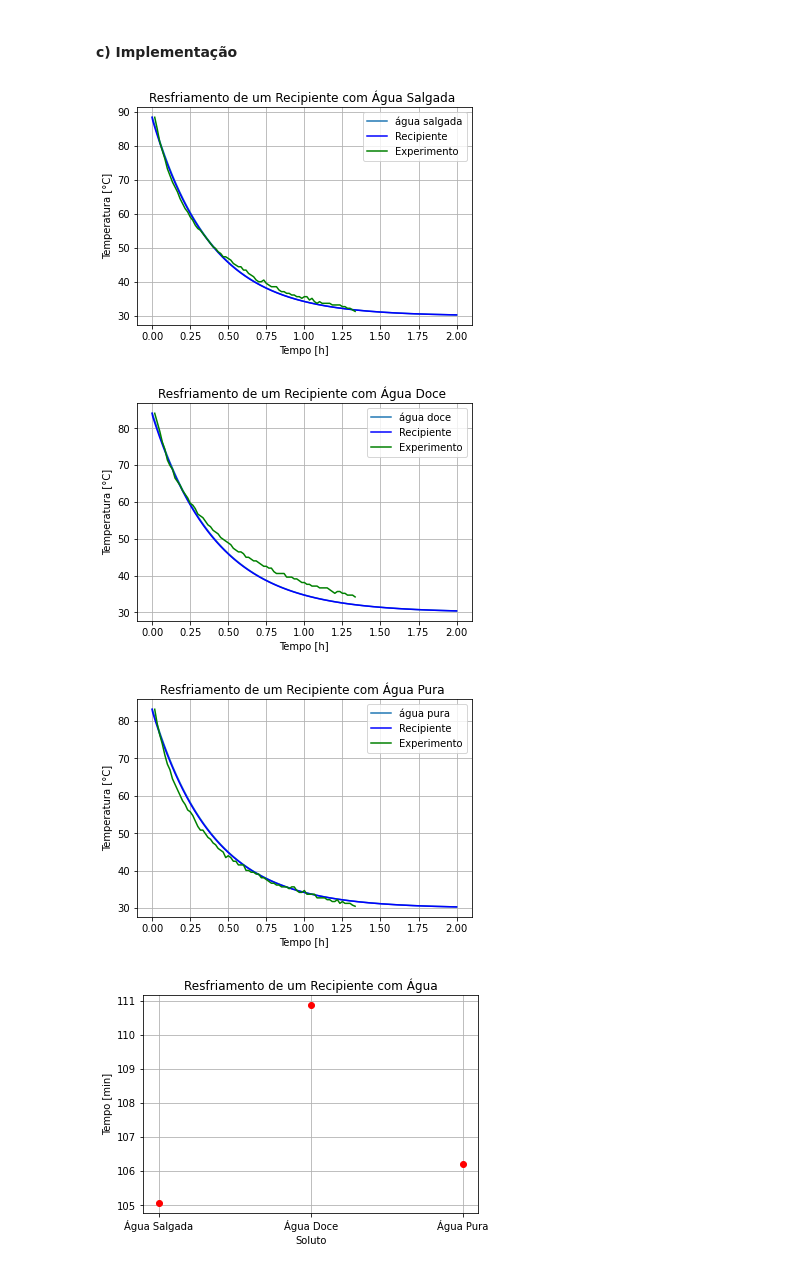
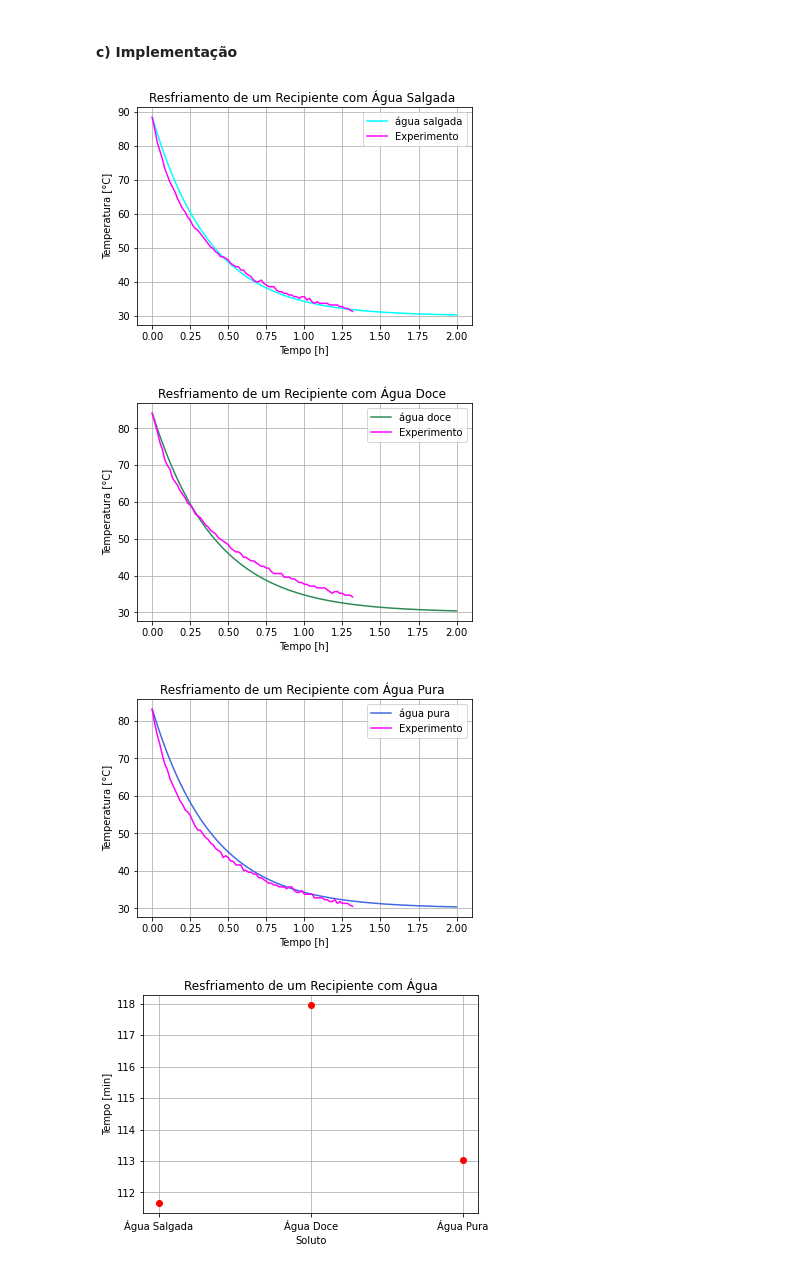
Before and after one commit to dourado-rafa/ModssimProjeto2, a Jupyter notebook: P2.ipynb, the cells around one changed output. Drawn from its saved outputs; the diff is of its cells as text; code cells hidden in the pictures.

```diff
--- a/P2.ipynb
+++ b/P2.ipynb
@@ -33,9 +33,9 @@ agua_salgada = [88.47, 85.04, 81.13, 78.69, 76.25, 73.31, 71.36, 69.40, 67.94, 6
 agua_adocada = [84.07, 81.62, 79.18, 76.25, 74.29, 71.36, 69.89, 68.91, 66.47, 65.49, 64.52, 63.05, 62.07, 61.09, 59.63, 59.14, 58.16, 56.70, 56.21, 55.72, 54.74, 53.76, 53.27, 52.30, 51.81, 51.32, 50.34, 49.85, 49.36, 48.88, 48.39, 47.41, 46.92, 46.43, 46.43, 45.94, 44.97, 44.97, 44.48, 43.99, 43.99, 43.50, 43.01, 42.52, 42.52, 42.03, 42.03, 41.06, 40.57, 40.57, 40.57, 40.57, 39.59, 39.59, 39.59, 39.10, 39.10, 38.61, 38.12, 38.12, 37.63, 37.63, 37.15, 37.15, 37.15, 36.66, 36.66, 36.66, 36.66, 36.17, 35.68, 35.19, 35.68, 35.68, 35.19, 35.19, 34.70, 34.70, 34.70, 34.21]
 agua_pura = [83.09, 79.18, 76.25, 73.80, 70.87, 68.43, 66.96, 64.52, 63.05, 61.58, 60.12, 58.65, 57.67, 56.21, 55.72, 54.74, 53.27, 51.81, 50.83, 50.83, 49.85, 48.88, 48.39, 47.41, 46.92, 45.94, 45.45, 44.97, 43.50, 43.99, 43.50, 42.52, 42.52, 41.54, 41.54, 41.54, 40.08, 40.08, 39.59, 39.59, 39.10, 39.10, 38.12, 38.12, 37.63, 37.15, 36.66, 36.66, 36.17, 36.17, 35.68, 35.68, 35.68, 35.19, 35.68, 35.68, 34.70, 34.21, 34.21, 34.70, 33.72, 33.72, 33.72, 33.72, 32.75, 32.75, 32.75, 32.75, 32.26, 32.26, 31.77, 31.77, 32.26, 31.28, 31.77, 31.28, 31.28, 31.28, 30.79, 30.51]
 
-tempo_salgada = np.arange(60, (len(agua_pura)+1)*60, 60)/3600
-tempo_adocada = np.arange(60, (len(agua_adocada)+1)*60, 60)/3600
-tempo_pura = np.arange(60, (len(agua_pura)+1)*60, 60)/3600
+tempo_salgada = np.arange(0, (len(agua_pura))*60, 60)/3600
+tempo_adocada = np.arange(0, (len(agua_adocada))*60, 60)/3600
+tempo_pura = np.arange(0, (len(agua_pura))*60, 60)/3600
 # %% [markdown]
 ----
 
@@ -157,9 +157,9 @@ Xy1 = odeint(modelo1, X0, tempo_s)
 Tl_y1 = list(Xy1[:,0] - 273.15)
 Tr_y1 = list(Xy1[:,1] - 273.15)
 
-plt.plot(tempo_h, Tl_y1, label="água salgada")
-plt.plot(tempo_h, Tr_y1, color="blue", label="Recipiente")
-plt.plot(tempo_salgada, agua_salgada, color="green", label="Experimento")
+plt.plot(tempo_h, Tl_y1, color="cyan", label="água salgada")
+#plt.plot(tempo_h, Tr_y1, color="blue", label="Recipiente")
+plt.plot(tempo_salgada, agua_salgada, color="fuchsia", label="Experimento")
 plt.title("Resfriamento de um Recipiente com Água Salgada ")
 plt.xlabel("Tempo [h]")
 plt.ylabel("Temperatura [°C]")
@@ -167,7 +167,7 @@ plt.legend()
 plt.grid()
 plt.show()
 # %% [output]
-[figure, old version]
+[figure, new version]
 # %%
 X0 = [273.15 + agua_adocada[0], 273.15 + agua_adocada[0]]
 
@@ -176,9 +176,9 @@ Xy2= odeint(modelo2, X0, tempo_s)
 Tl_y2= list(Xy2[:,0] - 273.15)
 Tr_y2= list(Xy2[:,1] - 273.15)
 
-plt.plot(tempo_h, Tl_y2, label="água doce")
-plt.plot(tempo_h, Tr_y2, color= "blue", label= "Recipiente")
-plt.plot(tempo_adocada, agua_adocada, color="green", label="Experimento")
+plt.plot(tempo_h, Tl_y2, color="seagreen", label="água doce")
+#plt.plot(tempo_h, Tr_y2, color= "blue", label= "Recipiente")
+plt.plot(tempo_adocada, agua_adocada, color="fuchsia", label="Experimento")
 plt.title("Resfriamento de um Recipiente com Água Doce ")
 plt.xlabel("Tempo [h]")
 plt.ylabel("Temperatura [°C]")
@@ -186,7 +186,7 @@ plt.legend()
 plt.grid()
 plt.show()
 # %% [output]
-[figure, old version]
+[figure, new version]
 # %%
 X0 = [273.15 + agua_pura[0], 273.15 + agua_pura[0]]
 
@@ -195,9 +195,9 @@ Xy3= odeint(modelo3, X0, tempo_s)
 Tl_y3= list(Xy3[:,0] - 273.15)
 Tr_y3= list(Xy3[:,1] - 273.15)
 
-plt.plot(tempo_h, Tl_y3, label="água pura")
-plt.plot(tempo_h, Tr_y3, color= "blue", label= "Recipiente")
-plt.plot(tempo_pura, agua_pura, color="green", label="Experimento")
+plt.plot(tempo_h, Tl_y3, color="royalblue", label="água pura")
+#plt.plot(tempo_h, Tr_y3, color= "blue", label= "Recipiente")
+plt.plot(tempo_pura, agua_pura, color="fuchsia", label="Experimento")
 plt.title("Resfriamento de um Recipiente com Água Pura ")
 plt.xlabel("Tempo [h]")
 plt.ylabel("Temperatura [°C]")
@@ -205,42 +205,42 @@ plt.legend()
 plt.grid()
 plt.show()
 # %% [output]
-[figure, old version]
+[figure, new version]
 # %%
 def tempo_para_Tamb(tempo_h, Tl_y1, Tl_y2, Tl_y3):
     lista_temp_25= []
 
     i=0
     for hr in tempo_h:
-        if Tl_y1[i]<=(30*1.02):
+        if Tl_y1[i]<=(30*1.015):
             lista_temp_25.append(hr)
             break
         i+=1
 
     i=0
     for hr in tempo_h:
-        if Tl_y2[i]<=(30*1.02):
+        if Tl_y2[i]<=(30*1.015):
             lista_temp_25.append(hr)
             break
         i+=1
 
     i=0
     for hr in tempo_h:
-        if Tl_y3[i]<=(30*1.02):
+        if Tl_y3[i]<=(30*1.015):
             lista_temp_25.append(hr)
             break
         i+=1
 
     return lista_temp_25
 
 lista_nome_aguas= ["Água Salgada", "Água Doce", "Água Pura"]
 lista_tempo_Tamb = tempo_para_Tamb(tempo_min, Tl_y1, Tl_y2, Tl_y3)
 
 plt.plot(lista_nome_aguas, lista_tempo_Tamb, "ro")
 plt.title("Resfriamento de um Recipiente com Água")
 plt.xlabel("Soluto")
 plt.ylabel("Tempo [min]")
 plt.grid()
 plt.show()
 # %% [output]
-[figure, old version]
+[figure, new version]
```
